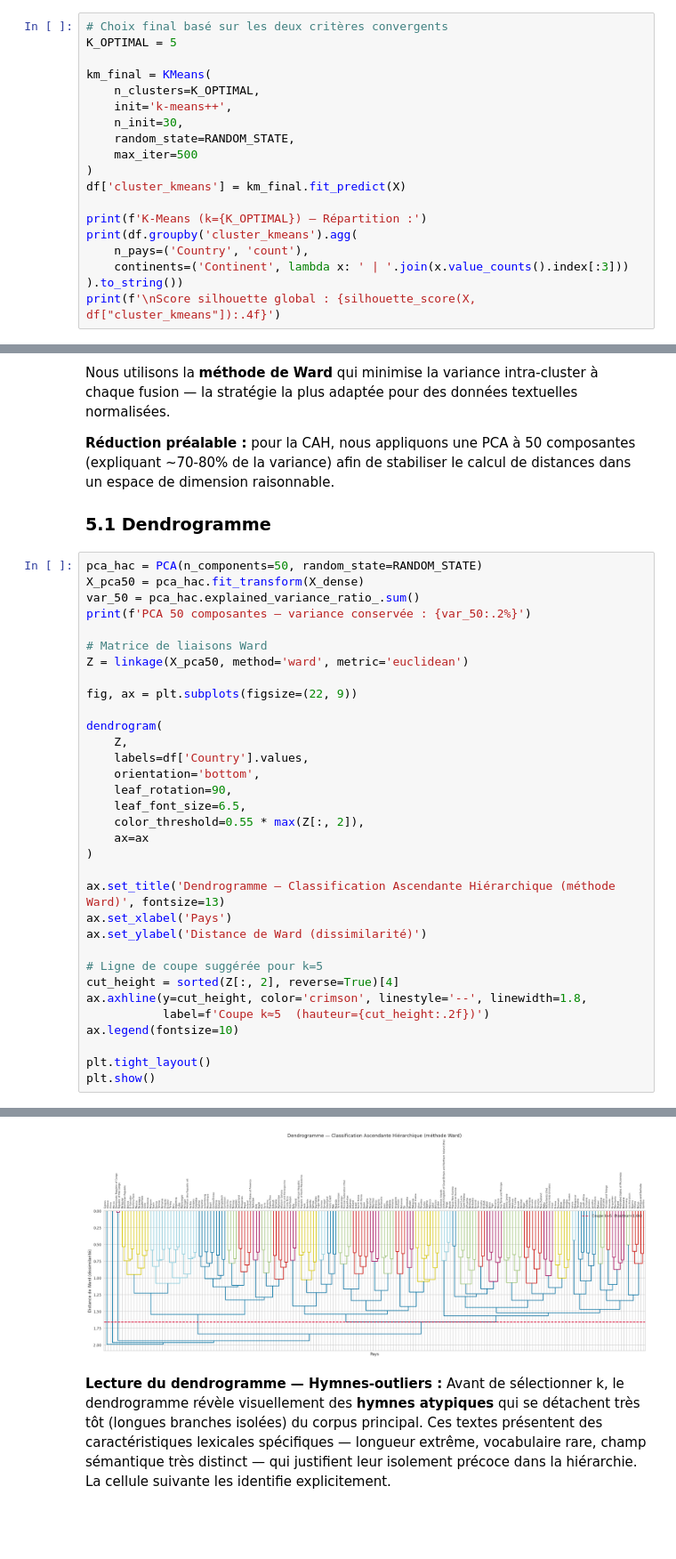
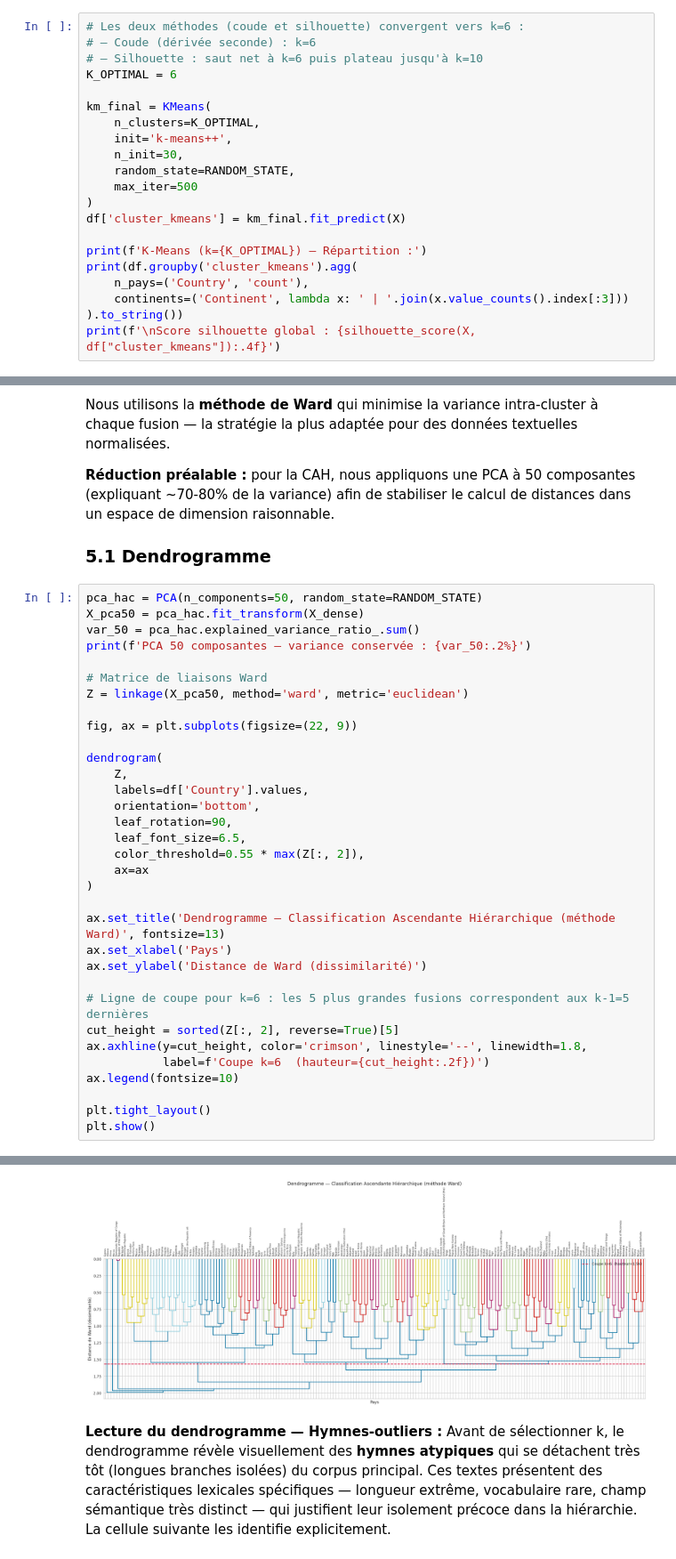
Before and after one commit to YLDHN/4MLUP, a Jupyter notebook: anthems_clustering.ipynb, the cells around one changed output, grey strips where cells are left out. Shown at 89% size. Saved outputs shown, nothing was run; the diff lists cells and outputs as text; blank space fills up the shorter version.

```diff
--- a/anthems_clustering.ipynb
+++ b/anthems_clustering.ipynb
@@ -429,6 +429,8 @@ Nous utiliserons **k=5** pour la suite, valeur cohérente avec les deux indicate
 # %%
-# Choix final basé sur les deux critères convergents
-K_OPTIMAL = 5
+# Les deux méthodes (coude et silhouette) convergent vers k=6 :
+# – Coude (dérivée seconde) : k=6
+# – Silhouette : saut net à k=6 puis plateau jusqu'à k=10
+K_OPTIMAL = 6
 
 km_final = KMeans(
     n_clusters=K_OPTIMAL,
@@ -722,37 +727,37 @@ pca_hac = PCA(n_components=50, random_state=RANDOM_STATE)
 X_pca50 = pca_hac.fit_transform(X_dense)
 var_50 = pca_hac.explained_variance_ratio_.sum()
 print(f'PCA 50 composantes — variance conservée : {var_50:.2%}')
 
 # Matrice de liaisons Ward
 Z = linkage(X_pca50, method='ward', metric='euclidean')
 
 fig, ax = plt.subplots(figsize=(22, 9))
 
 dendrogram(
     Z,
     labels=df['Country'].values,
     orientation='bottom',
     leaf_rotation=90,
     leaf_font_size=6.5,
     color_threshold=0.55 * max(Z[:, 2]),
     ax=ax
 )
 
 ax.set_title('Dendrogramme — Classification Ascendante Hiérarchique (méthode Ward)', fontsize=13)
 ax.set_xlabel('Pays')
 ax.set_ylabel('Distance de Ward (dissimilarité)')
 
-# Ligne de coupe suggérée pour k=5
-cut_height = sorted(Z[:, 2], reverse=True)[4]
+# Ligne de coupe pour k=6 : les 5 plus grandes fusions correspondent aux k-1=5 dernières
+cut_height = sorted(Z[:, 2], reverse=True)[5]
 ax.axhline(y=cut_height, color='crimson', linestyle='--', linewidth=1.8,
-           label=f'Coupe k≈5  (hauteur={cut_height:.2f})')
+           label=f'Coupe k=6  (hauteur={cut_height:.2f})')
 ax.legend(fontsize=10)
 
 plt.tight_layout()
 plt.show()
 # %% [output]
 PCA 50 composantes — variance conservée : 42.64%
-[figure, old version]
+[figure, new version]
 # %% [markdown]
 **Lecture du dendrogramme — Hymnes-outliers :** Avant de sélectionner k, le dendrogramme révèle visuellement des **hymnes atypiques** qui se détachent très tôt (longues branches isolées) du corpus principal. Ces textes présentent des caractéristiques lexicales spécifiques — longueur extrême, vocabulaire rare, champ sémantique très distinct — qui justifient leur isolement précoce dans la hiérarchie. La cellule suivante les identifie explicitement.
 # %%
```
Also changed, not shown: parts of 18 cells of this notebook, 4 other files.
